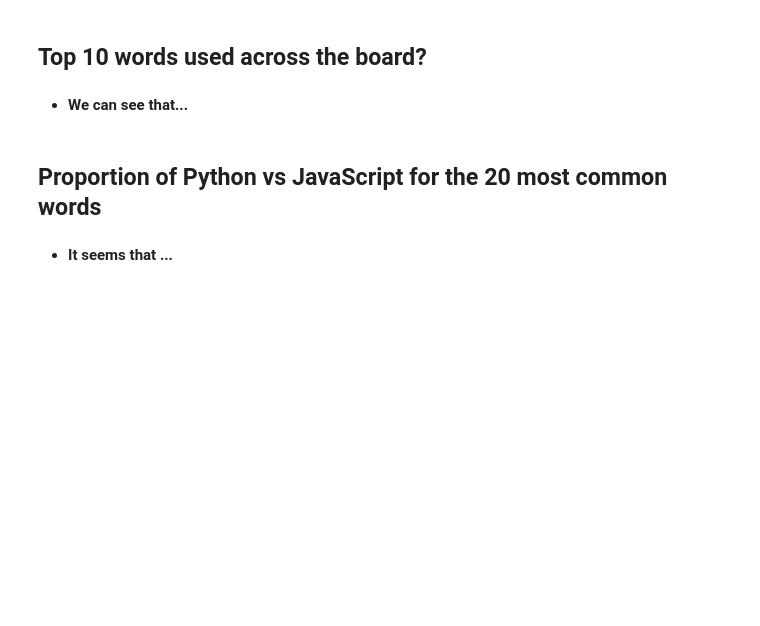
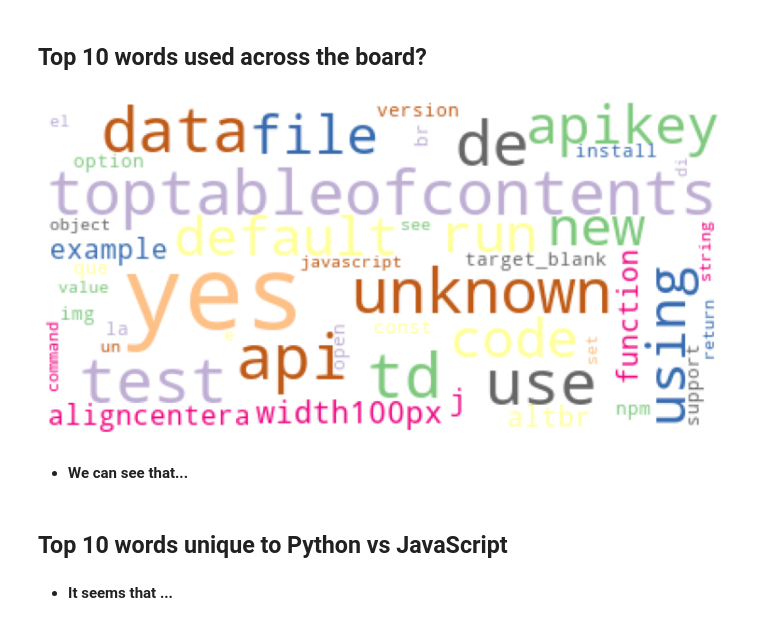
Before and after one commit to NLP-Project-Burton-Yuvia-Yvette/NLP-Project, a Jupyter notebook: Final_Report_NLP_Project.ipynb, the cells around one changed output. Drawn from its saved outputs; the diff is of its cells as text; code cells hidden in the pictures; blank space fills up the shorter version.

```diff
--- a/Final_Report_NLP_Project.ipynb
+++ b/Final_Report_NLP_Project.ipynb
@@ -154,13 +156,22 @@ e.get_ttest_...
 The p-value/2 is .... **There is  evidence to support that ....** Based on this statistical finding I believe ....
 # %% [markdown]
 ## Top 10 words used across the board?
+# %%
+# create subgrous
+javaScript_words, java_words, python_words, typeScript_words, all_words = e.create_subgroups(train)
+#prepare subgroups , create frequency count
+JavaScript_freq,Java_freq,Python_freq, TypeScript_freq, All_words_freq= e.get_frequency(javaScript_words, java_words, python_words, typeScript_words, all_words)
+# create word counts
+word_counts = e.create_wordcounts(JavaScript_freq,Java_freq,Python_freq, TypeScript_freq, All_words_freq)
 # %%
-# Obtain viz
-e.get_...
+# obtain word cloud
+e.get_wordcloud(word_counts)
+# %% [output]
+[figure, added]
 # %% [markdown]
 * **We can see that...**
 # %% [markdown]
-##  Proportion of Python vs JavaScript for the 20 most common words
+##  Top 10 words unique to Python vs JavaScript
 # %%
 # Obtain Viz
 e.get_...
```
Also changed, not shown: parts of 2 cells of this notebook.
